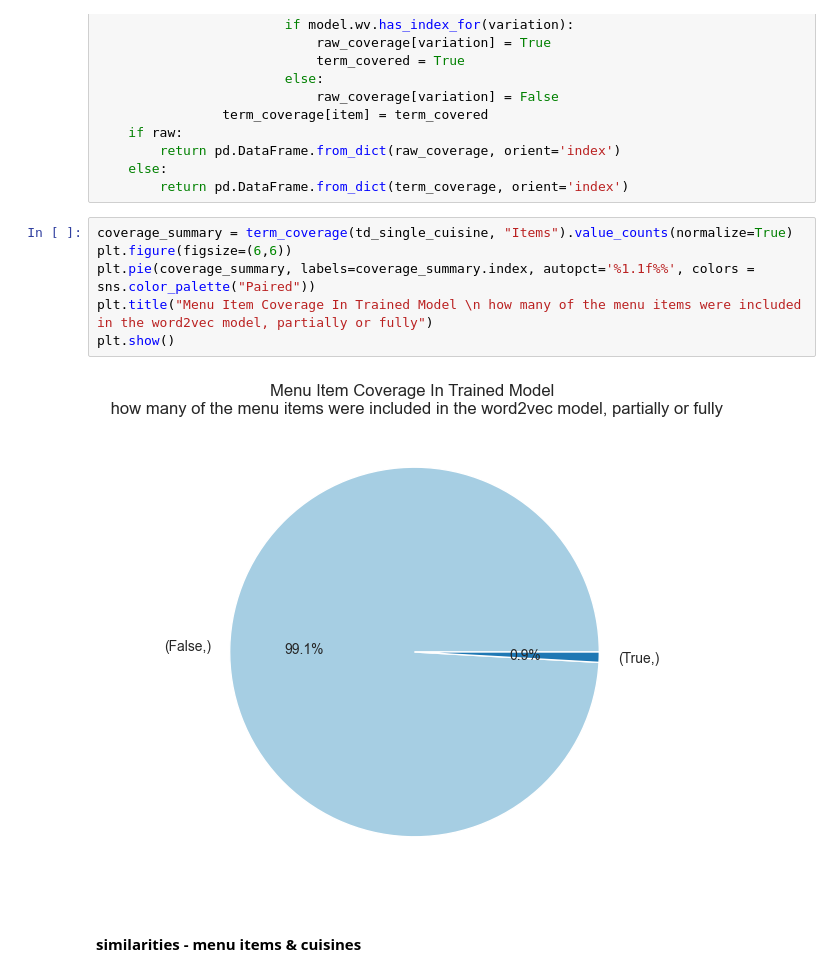
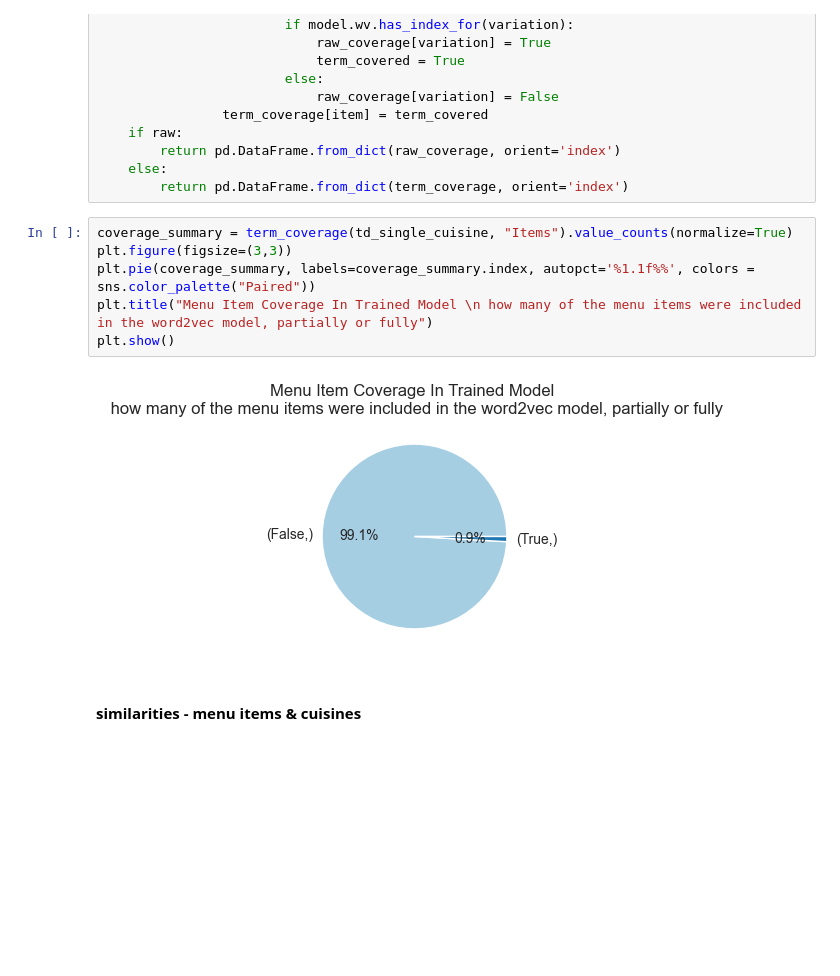
Before and after one commit to PrinCons/RestRecs, a Jupyter notebook: models/research/cuisine_exploration.ipynb, the cells around one changed output. Drawn from its saved outputs; the diff is of its cells as text; blank space fills up the shorter version.

```diff
--- a/models/research/cuisine_exploration.ipynb
+++ b/models/research/cuisine_exploration.ipynb
@@ -625,12 +513,12 @@ def term_coverage(df, column, raw = False):
         return pd.DataFrame.from_dict(term_coverage, orient='index')
 # %%
 coverage_summary = term_coverage(td_single_cuisine, "Items").value_counts(normalize=True)
-plt.figure(figsize=(6,6))
+plt.figure(figsize=(3,3))
 plt.pie(coverage_summary, labels=coverage_summary.index, autopct='%1.1f%%', colors = sns.color_palette("Paired"))
 plt.title("Menu Item Coverage In Trained Model \n how many of the menu items were included in the word2vec model, partially or fully")
 plt.show()
 # %% [output]
-[figure, old version]
+[figure, new version]
 # %% [markdown]
 #### similarities - menu items & cuisines
 # %%
```
Also changed, not shown: parts of 40 cells of this notebook.
